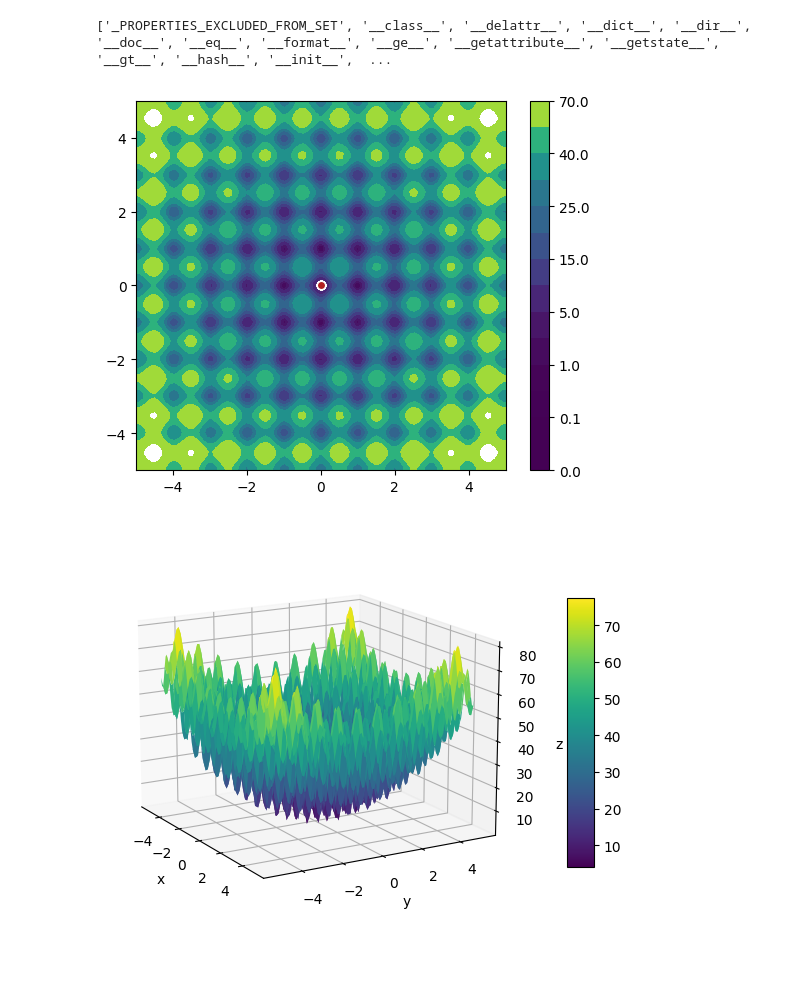
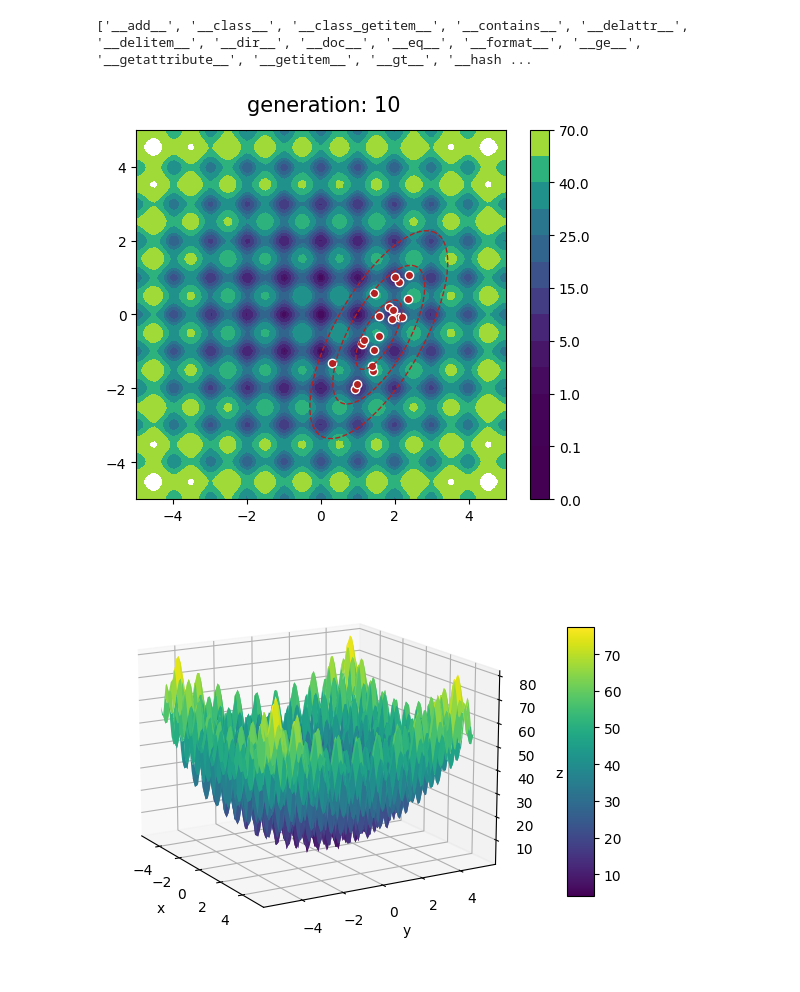
Before and after one commit to keigo2014/cma, a Jupyter notebook: Rastrigin関数.ipynb, the cells around one changed output. Saved outputs shown, nothing was run; the diff lists cells and outputs as text; code cells hidden in the pictures.

```diff
--- a/Rastrigin関数.ipynb
+++ b/Rastrigin関数.ipynb
@@ -170,6 +170,8 @@ def main():
         #: お絵描き処理
         im_list = []
         im = ax.scatter(X[:, 0], X[:, 1], c="firebrick", ec="white")
+        title = ax.text(-2,5.5, 'generation: {}'.format(gen+1), fontsize=15) # 追加
+        im_list.append(title)
         im_list.append(im)
 
         """楕円描画は下記リンクを参考（コピペ）
@@ -198,14 +200,14 @@ def main():
     ani = animation.ArtistAnimation(fig, images, interval=400)
     ani.save('anim_rastrigin.gif', writer='pillow')
 
-    print(dir(im))
+    print(dir(im_list))
 # %%
-n_generations = 50
+n_generations = 10
 
 main()
 # %% [output]
-['_PROPERTIES_EXCLUDED_FROM_SET', '__class__', '__delattr__', '__dict__', '__dir__', '__doc__', '__eq__', '__format__', '__ge__', '__getattribute__', '__getstate__', '__gt__', '__hash__', '__init__',  ...
+['__add__', '__class__', '__class_getitem__', '__contains__', '__delattr__', '__delitem__', '__dir__', '__doc__', '__eq__', '__format__', '__ge__', '__getattribute__', '__getitem__', '__gt__', '__hash ...
-[figure, old version]
+[figure, new version]
 # %%
 import numpy as np
 import matplotlib.pyplot as plt
```
